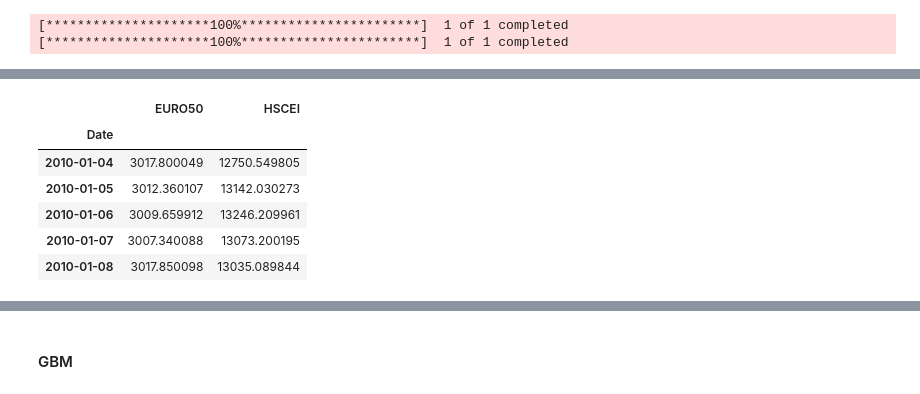
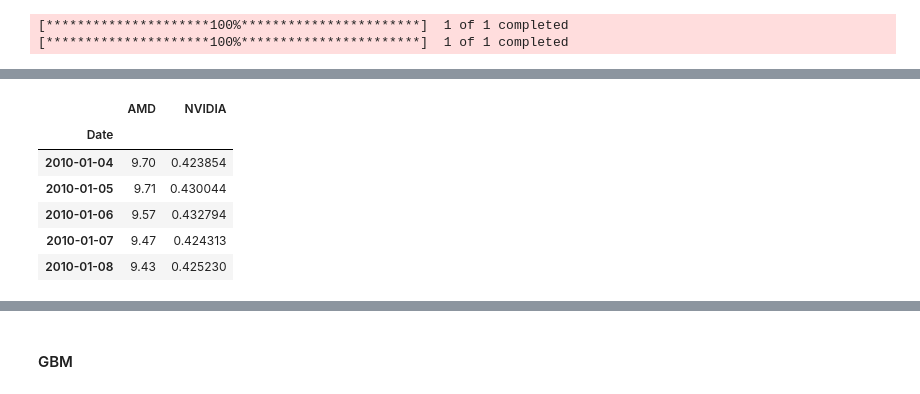
Before and after one commit to seunghee-lee/option, a Jupyter notebook: ELS_Valuation_Practice.ipynb, the cells around one changed output, grey strips where cells are left out. Drawn from its saved outputs; the diff is of its cells as text; code cells hidden in the pictures.

```diff
--- a/ELS_Valuation_Practice.ipynb
+++ b/ELS_Valuation_Practice.ipynb
@@ -627,11 +622,11 @@ end_date = '2025-07-01'
 # %%
-EURO50 = yf.download('^STOXX50E', start_date, end_date) # EUROSTOXX50
-HSCEI = yf.download('^HSCE',start_date, end_date) #HSCEI
+AMD = yf.download('AMD', start_date, end_date) # AMD
+NVIDIA = yf.download('NVDA',start_date, end_date) # NVIDIA
 # %% [output]
 [*********************100%***********************]  1 of 1 completed
 [*********************100%***********************]  1 of 1 completed
 # %%
-eqt1 = pd.merge(EURO50['Close'], HSCEI['Close'],left_index=True, right_index=True, how='inner')
-eqt1.columns=['EURO50','HSCEI']
+eqt1 = pd.merge(AMD['Close'], NVIDIA['Close'], left_index=True, right_index=True, how='inner')
+eqt1.columns=['AMD','NVIDIA']
 eqt1.head()
 # %% [output]
@@ -645,5 +640,5 @@ eqt1.head()
 # %%
 rtn= (np.log(eqt1) - np.log(eqt1.shift(1)) )*100
-rtn.columns=['r_euro','r_hscei']
+rtn.columns=['r_AMD','r_NVIDIA']
 rtn.head()
 # %% [output]
@@ -668,5 +663,5 @@ eqt.head()
 # %%
-eqt['Mov_vol_EURO']=eqt['r_euro'].rolling(window=245).std()*math.sqrt(245)
-eqt['Mov_vol_HSCE']=eqt['r_hscei'].rolling(window=245).std()*math.sqrt(245)
+eqt['Mov_vol_AMD']=eqt['r_AMD'].rolling(window=245).std()*math.sqrt(245)
+eqt['Mov_vol_NVIDIA']=eqt['r_NVIDIA'].rolling(window=245).std()*math.sqrt(245)
 eqt.tail()
 # %% [output]
@@ -692,14 +687,14 @@ array([<Axes: xlabel='Date'>, <Axes: xlabel='Date'>,
 # %%
-pr = eqt[['EURO50','HSCEI']]
+pr = eqt[['AMD','NVIDIA']]
 pr.head()
 # %% [output]
-|  | EURO50 | HSCEI |
+|  | AMD | NVIDIA |
 | Date |  |  |
-| 2010-01-04 | 3017.800049 | 12750.549805 |
-| 2010-01-05 | 3012.360107 | 13142.030273 |
-| 2010-01-06 | 3009.659912 | 13246.209961 |
-| 2010-01-07 | 3007.340088 | 13073.200195 |
-| 2010-01-08 | 3017.850098 | 13035.089844 |
+| 2010-01-04 | 9.70 | 0.423854 |
+| 2010-01-05 | 9.71 | 0.430044 |
+| 2010-01-06 | 9.57 | 0.432794 |
+| 2010-01-07 | 9.47 | 0.424313 |
+| 2010-01-08 | 9.43 | 0.425230 |
 # %%
 print(pr.describe())
 print('skeness: ', pr.skew(axis=0))
```
Also changed, not shown: parts of 43 cells of this notebook.
